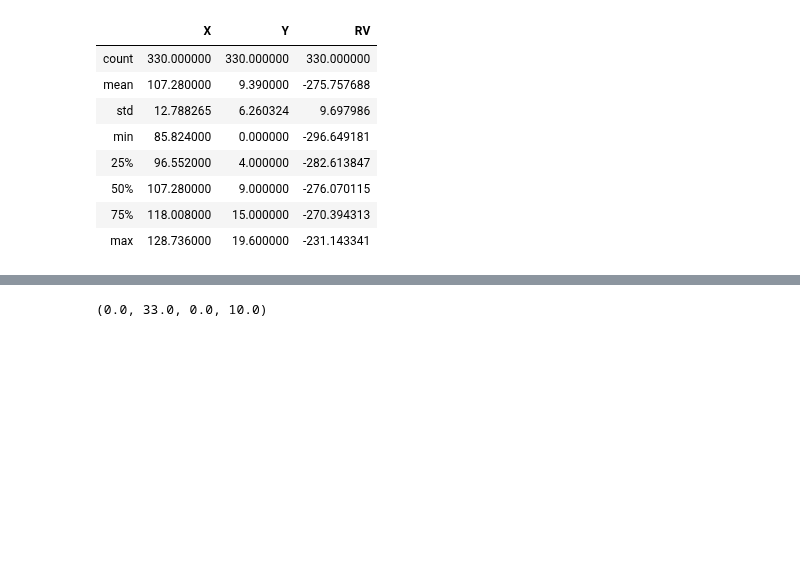
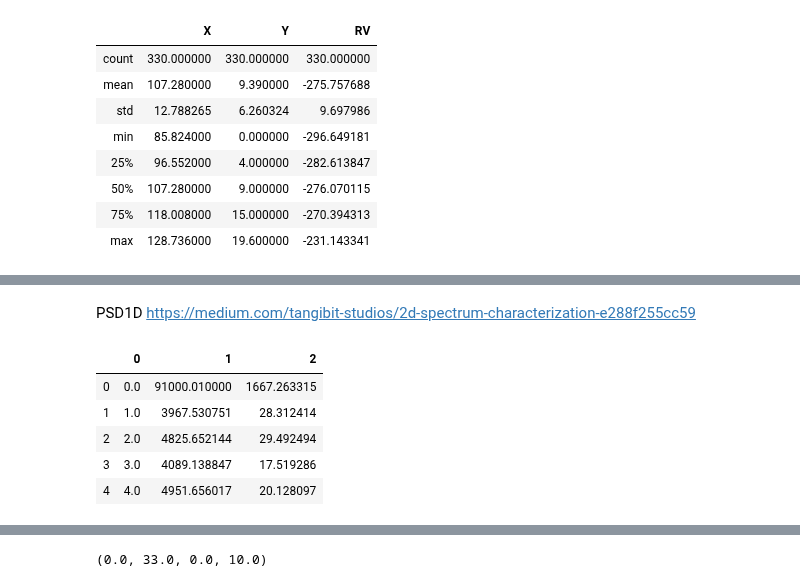
Before and after one commit to will-henney/JavGVastro-PhD, a Jupyter notebook: PSSBR.ipynb, the cells around one changed output, grey strips where cells are left out. Saved outputs shown, nothing was run; the diff lists cells and outputs as text; code cells hidden in the pictures; blank space fills up the shorter version.

```diff
--- a/PSSBR.ipynb
+++ b/PSSBR.ipynb
@@ -27,0 +38,3 @@ data.describe()
+# %% [markdown]
+PSD1D
+https://medium.com/tangibit-studios/2d-spectrum-characterization-e288f255cc59
@@ -27,0 +67,9 @@ data.describe()
+# %%
+psd1D_2.head()
+# %% [output]
+|  | 0 | 1 | 2 |
+| 0 | 0.0 | 91000.010000 | 1667.263315 |
+| 1 | 1.0 | 3967.530751 | 28.312414 |
+| 2 | 2.0 | 4825.652144 | 29.492494 |
+| 3 | 3.0 | 4089.138847 | 17.519286 |
+| 4 | 4.0 | 4951.656017 | 20.128097 |
```
Also changed, not shown: parts of 17 cells of this notebook.
